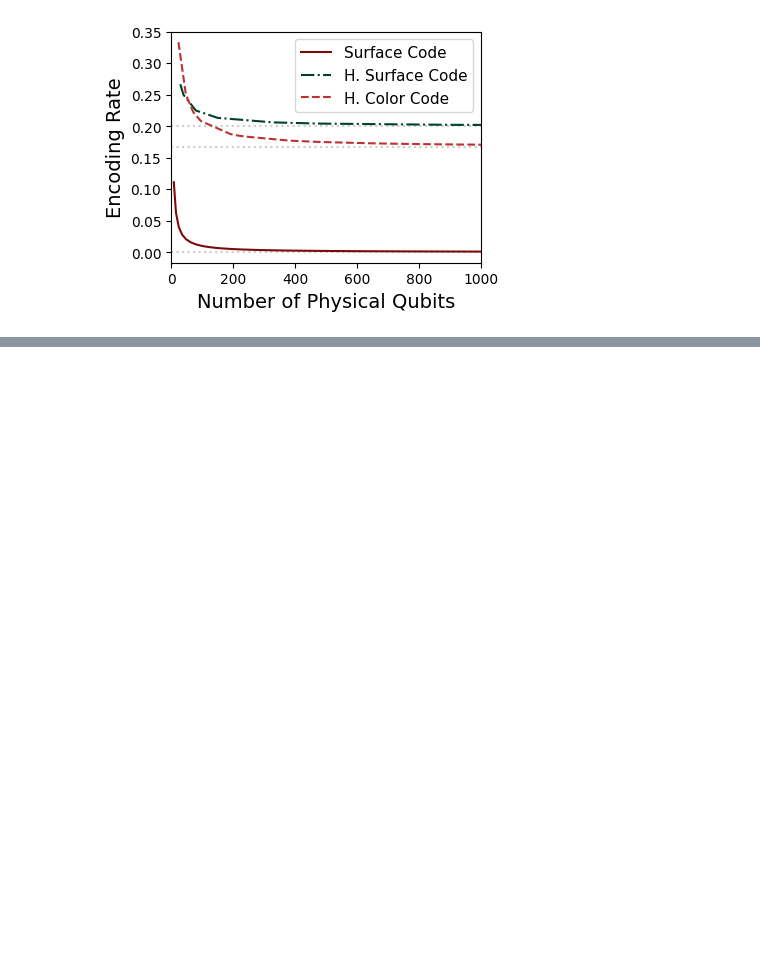
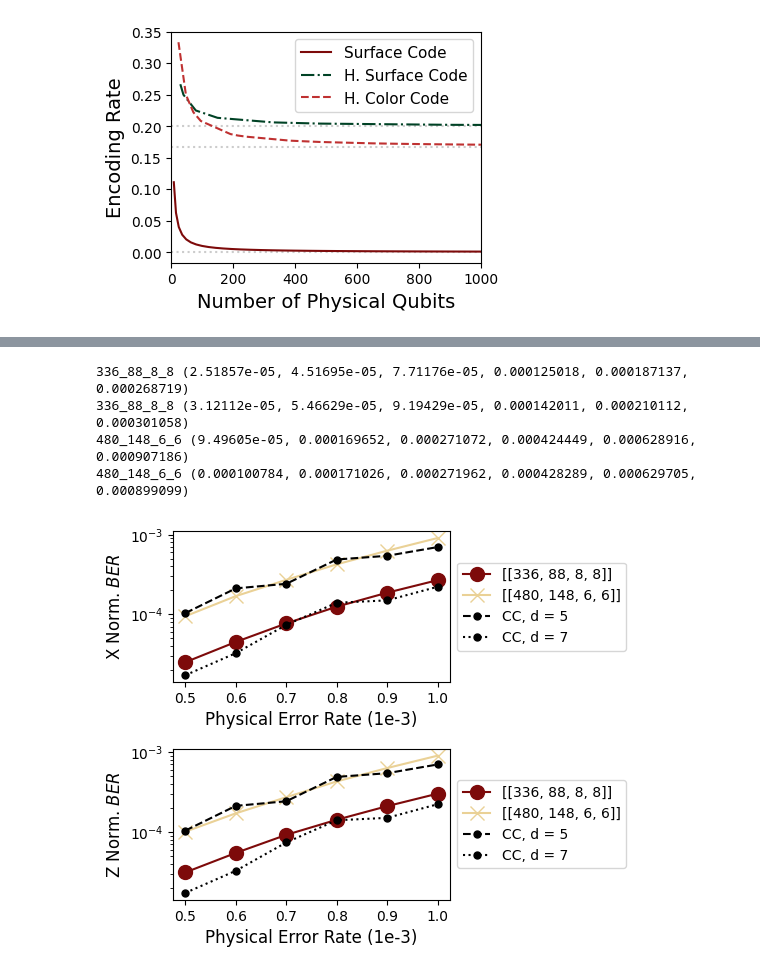
Before and after one commit to suhaskvittal/qontra, a Jupyter notebook: scripts/protean/plots.ipynb, the cells around one changed output, grey strips where cells are left out. Drawn from its saved outputs; the diff is of its cells as text; code cells hidden in the pictures; blank space fills up the shorter version.

```diff
--- a/scripts/protean/plots.ipynb
+++ b/scripts/protean/plots.ipynb
@@ -464,0 +393,26 @@ plot_error_rate_wrt_surface_code('error_rates_conn3.pdf', '4.2')
+# %%
+## Color Code Error Rate Plot
+fig, (ax1, ax2) = plt.subplots(2, 1)
+fig.set_size_inches(5.5, 4.5)
+
+codes = [('4_8', '336_88_8_8'), ('4_10', '480_148_6_6')]
+markers = ['o-', 'x-', '^-', '^-']
+colors = [c1, c3, c2]
+for (i, (sf, c)) in enumerate(codes):
+    add_code_data_to_ax(ax1, 'hycc', sf, c, markers[i], colors[i])
+    add_code_data_to_ax(ax2, 'hycc', sf, c, markers[i], colors[i], True)
+for ax in (ax1, ax2):
+    add_cc_data_to_ax(ax)
+    ax.set_xlabel('Physical Error Rate (1e-3)', fontsize=12)
+    ax.set_yscale('log')
+    ax.legend(fontsize=10, bbox_to_anchor=(1.0, 0.5), loc='center left')
+ax1.set_ylabel('X Norm. $BER$', fontsize=12)
+ax2.set_ylabel('Z Norm. $BER$', fontsize=12)
+plt.tight_layout()
+plt.savefig('plots/hysc_error_rates.pdf', bbox_inches='tight')
+# %% [output]
+336_88_8_8 (2.51857e-05, 4.51695e-05, 7.71176e-05, 0.000125018, 0.000187137, 0.000268719)
+336_88_8_8 (3.12112e-05, 5.46629e-05, 9.19429e-05, 0.000142011, 0.000210112, 0.000301058)
+480_148_6_6 (9.49605e-05, 0.000169652, 0.000271072, 0.000424449, 0.000628916, 0.000907186)
+480_148_6_6 (0.000100784, 0.000171026, 0.000271962, 0.000428289, 0.000629705, 0.000899099)
+[figure, added]
```
Also changed, not shown: parts of 7 cells of this notebook, 11 other files.
